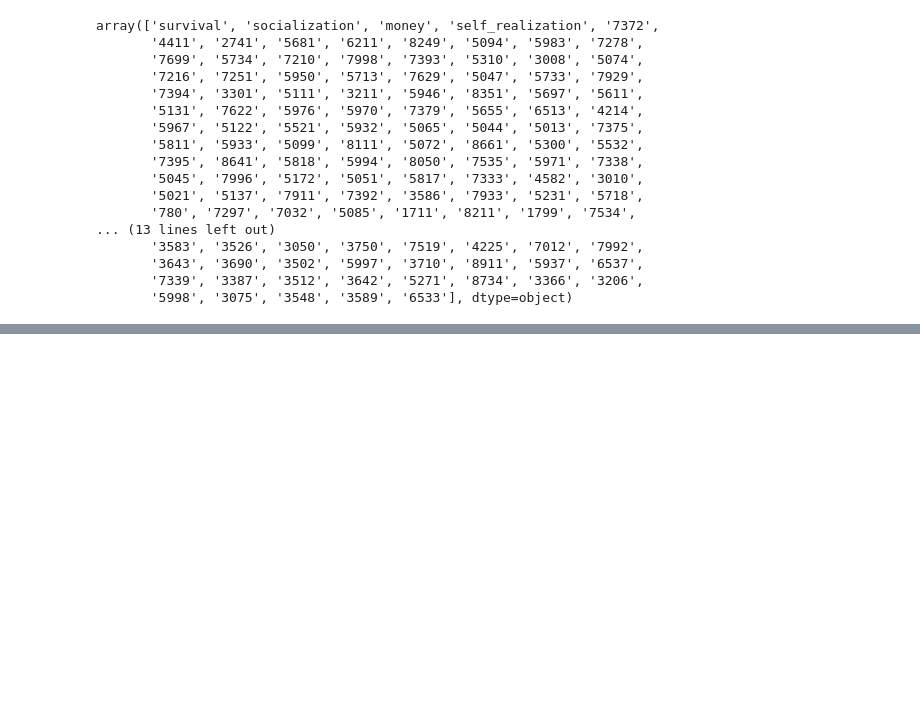
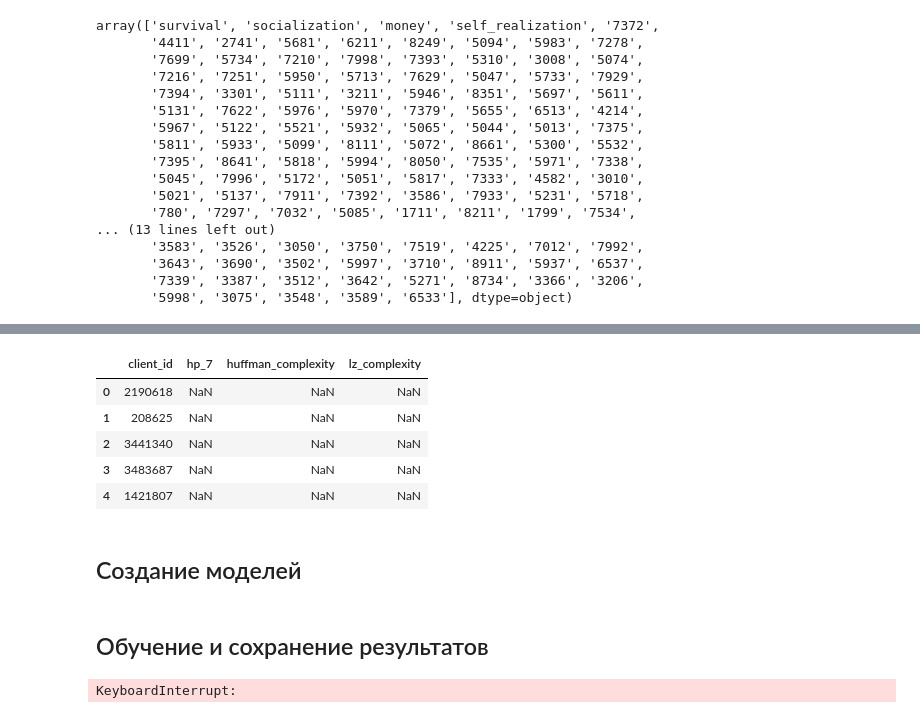
Before and after one commit to Liana2707/consumer-behavior-kolmogorov, a Jupyter notebook: example.ipynb, the cells around one changed output, grey strips where cells are left out. Cells and saved outputs as stored; diff of their text form; code cells hidden in the pictures; blank space fills up the shorter version.

Commit message:
added 4categories and 14categories test

```diff
--- a/example.ipynb
+++ b/example.ipynb
@@ -253,7 +133,7 @@ lzw_depth = 56
+# %%
+split = 52
+lzw_depth = 56
+forecast_horizons = [7]
+start = 0
 # %%
 clients = list(new_df['client'].value_counts().index)
-# %%
-#num_clients = len(clients)
-num_clients = len(clients) - 7
-forecast_horizons = [1, 7, 14, 28]
-start = 7
@@ -317,6 +140,13 @@ result_df.to_csv('out_1.csv')
 # %%
 results_df = pd.DataFrame(
-        columns=['client_id'] + [f'f1_{horizon}' for horizon in forecast_horizons] +
-    [f'huffman_complexity']
+        columns=['client_id'] + [f'hp_{horizon}' for horizon in forecast_horizons] + ['huffman_complexity', 'lz_complexity']
 )
-results_df['client_id'] = list(data['client'].value_counts().index)
+results_df['client_id'] = clients
+results_df.head(5)
+# %% [output]
+|  | client_id | hp_7 | huffman_complexity | lz_complexity |
+| 0 | 2190618 | NaN | NaN | NaN |
+| 1 | 208625 | NaN | NaN | NaN |
+| 2 | 3441340 | NaN | NaN | NaN |
+| 3 | 3483687 | NaN | NaN | NaN |
+| 4 | 1421807 | NaN | NaN | NaN |
@@ -351,0 +158,2 @@ result_df.to_csv('out_2.csv')
+# %% [markdown]
+## Создание моделей
@@ -352,2 +171,44 @@ result_df.to_csv('out_2.csv')
+# %% [markdown]
+## Обучение и сохранение результатов
+# %%
+with tf.device('/GPU:0'):
+    for i in range(start, start + num_clients):
+        client_transactions = new_df[new_df['client'] == clients[i]].loc[:, selected_columns]
+
+        text = client_transactions['code'].values
+        huffman_codes = huffman_code(text)
+        encoded_string = ''.join(huffman_codes[symbol] for symbol in text)
+        complexity = len(encoded_string) / len(text) / 4.0
+
+        text = client_transactions['self_realization'].values
+        lzc = lempel_ziv_complexity(text)
+
+        train_data = text[:train_days]
+        test_data = text[train_days:]
+
+        for j, forecast_horizon in enumerate(forecast_horizons):
+            X_train, y_train = create_dataset(train_data, lzc, forecast_horizon)
+            X_test, y_test = create_dataset(test_data, lzc, forecast_horizon)
+
+            models[j].fit(X_train, y_train, epochs=15, batch_size=1, verbose=0)
+            f1_scores, hp_scores = [], []
+
+            for k in range(y_test.shape[0] - 1):
+                predictions = models[j].predict(X_test[k:k+1], verbose=0)
+                f1, accuracy = calculate_f1_accuracy(predictions.flatten().round(0).astype(int), y_test[k].flatten())
+                f1_scores.append(f1)
+
+            if len(f1_scores) > 0:
+                hp_score = np.mean(np.array(f1_scores) > 0.75)
+            else:
+                hp_score = 0.0
+
+            results_df.loc[results_df['client_id'] == clients[i], f'hp_{forecast_horizon}'] = hp_score
+            results_df.loc[results_df['client_id'] == clients[i], 'huffman_complexity'] = complexity
+            results_df.loc[results_df['client_id'] == clients[i], 'lz_complexity'] = lzc
+        if i % 5 == 0:
+            results_df.to_csv('out_3.csv')
+# %% [output]
+KeyboardInterrupt:
 # %%
 results_df = pd.DataFrame(
```
Also changed, not shown: parts of 51 cells of this notebook, 5 other files.
